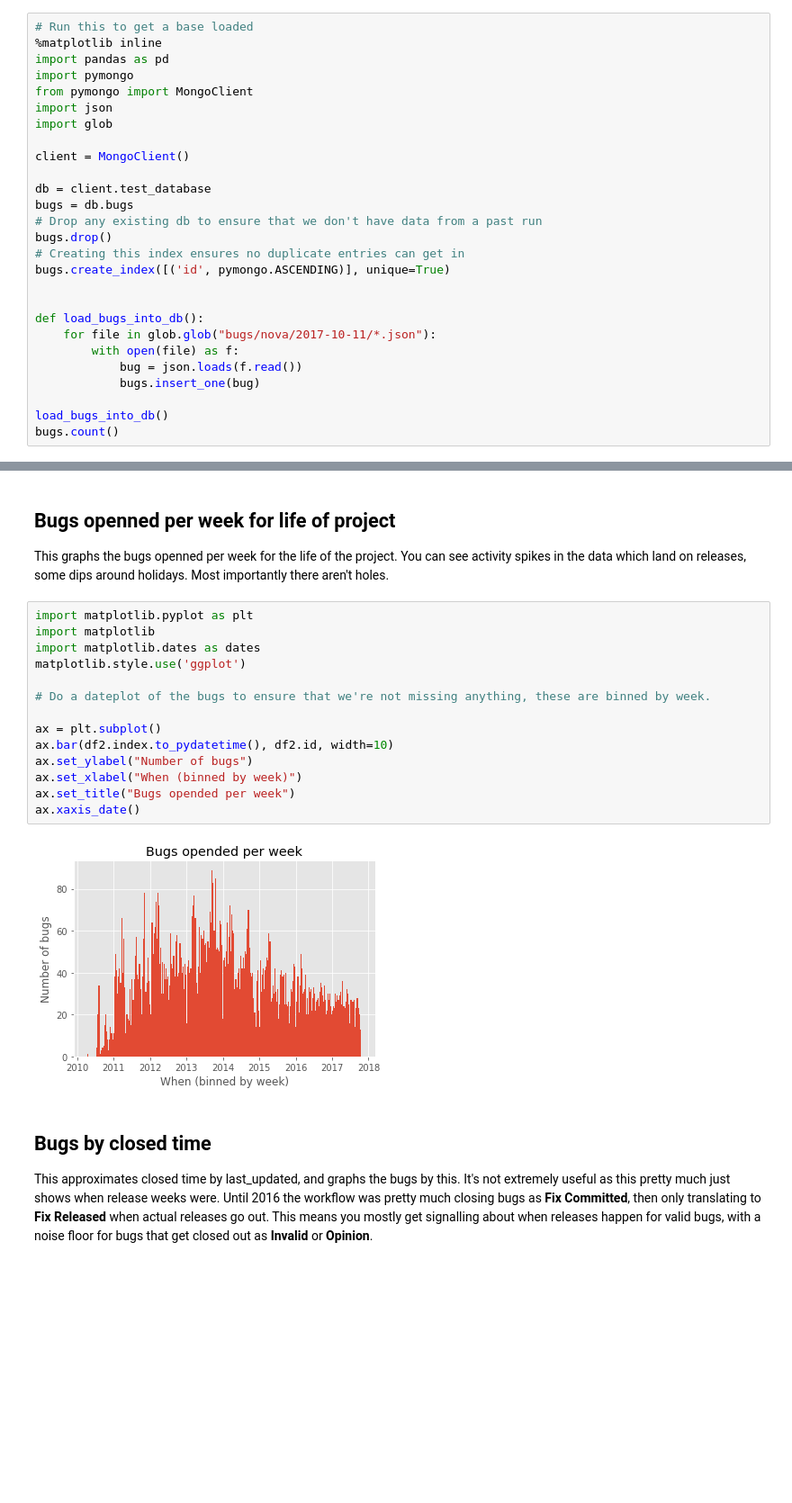
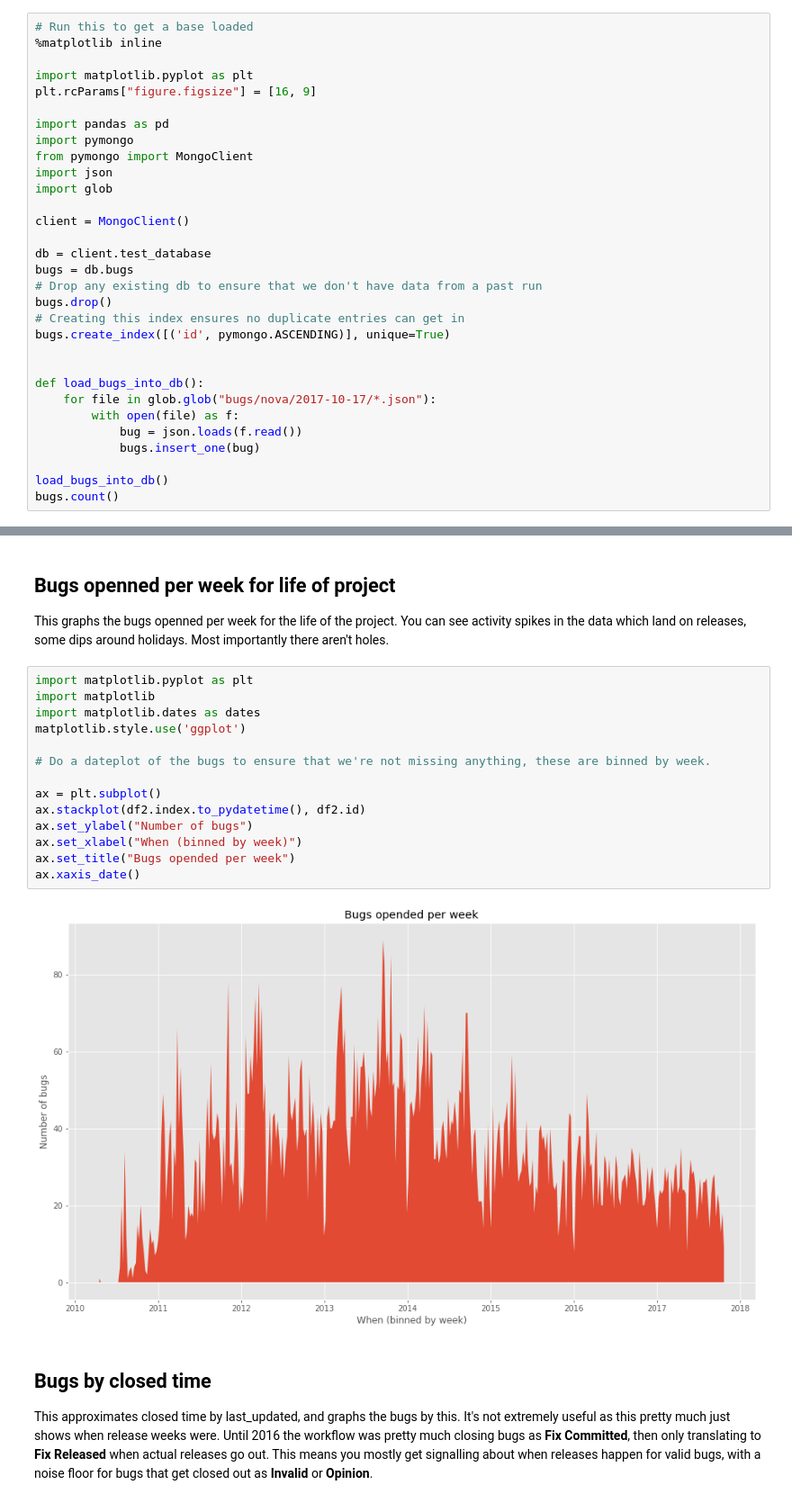
Before and after one commit to sdague/openstack-bugs-ml, a Jupyter notebook: Explore Nova Bugs.ipynb, the cells around one changed output, grey strips where cells are left out. Shown at 90% size. Saved outputs shown, nothing was run; the diff lists cells and outputs as text; blank space fills up the shorter version.

Commit message:
Use area graphs instead of bar graphs
This uses area graphs for all the bug reporting, and makes the graphs
bigger so details can be seen.

```diff
--- a/Explore Nova Bugs.ipynb
+++ b/Explore Nova Bugs.ipynb
@@ -31,6 +31,10 @@ mongodb locally. On Ubuntu/Debian Linux this is done with:
 # %%
 # Run this to get a base loaded
 %matplotlib inline
+
+import matplotlib.pyplot as plt
+plt.rcParams["figure.figsize"] = [16, 9]
+
 import pandas as pd
 import pymongo
 from pymongo import MongoClient
@@ -48,7 +52,7 @@ bugs.create_index([('id', pymongo.ASCENDING)], unique=True)
 
 
 def load_bugs_into_db():
-    for file in glob.glob("bugs/nova/2017-10-11/*.json"):
+    for file in glob.glob("bugs/nova/2017-10-17/*.json"):
         with open(file) as f:
             bug = json.loads(f.read())
             bugs.insert_one(bug)
@@ -109,19 +113,19 @@ This graphs the bugs openned per week for the life of the project. You can see a
 # %%
 import matplotlib.pyplot as plt
 import matplotlib
 import matplotlib.dates as dates
 matplotlib.style.use('ggplot')
 
 # Do a dateplot of the bugs to ensure that we're not missing anything, these are binned by week.
 
 ax = plt.subplot()
-ax.bar(df2.index.to_pydatetime(), df2.id, width=10)
+ax.stackplot(df2.index.to_pydatetime(), df2.id)
 ax.set_ylabel("Number of bugs")
 ax.set_xlabel("When (binned by week)")
 ax.set_title("Bugs opended per week")
 ax.xaxis_date()
 # %% [output]
-[figure, old version]
+[figure, new version]
 # %% [markdown]
 ## Bugs by closed time
 
```
Also changed, not shown: parts of 7 cells of this notebook.
